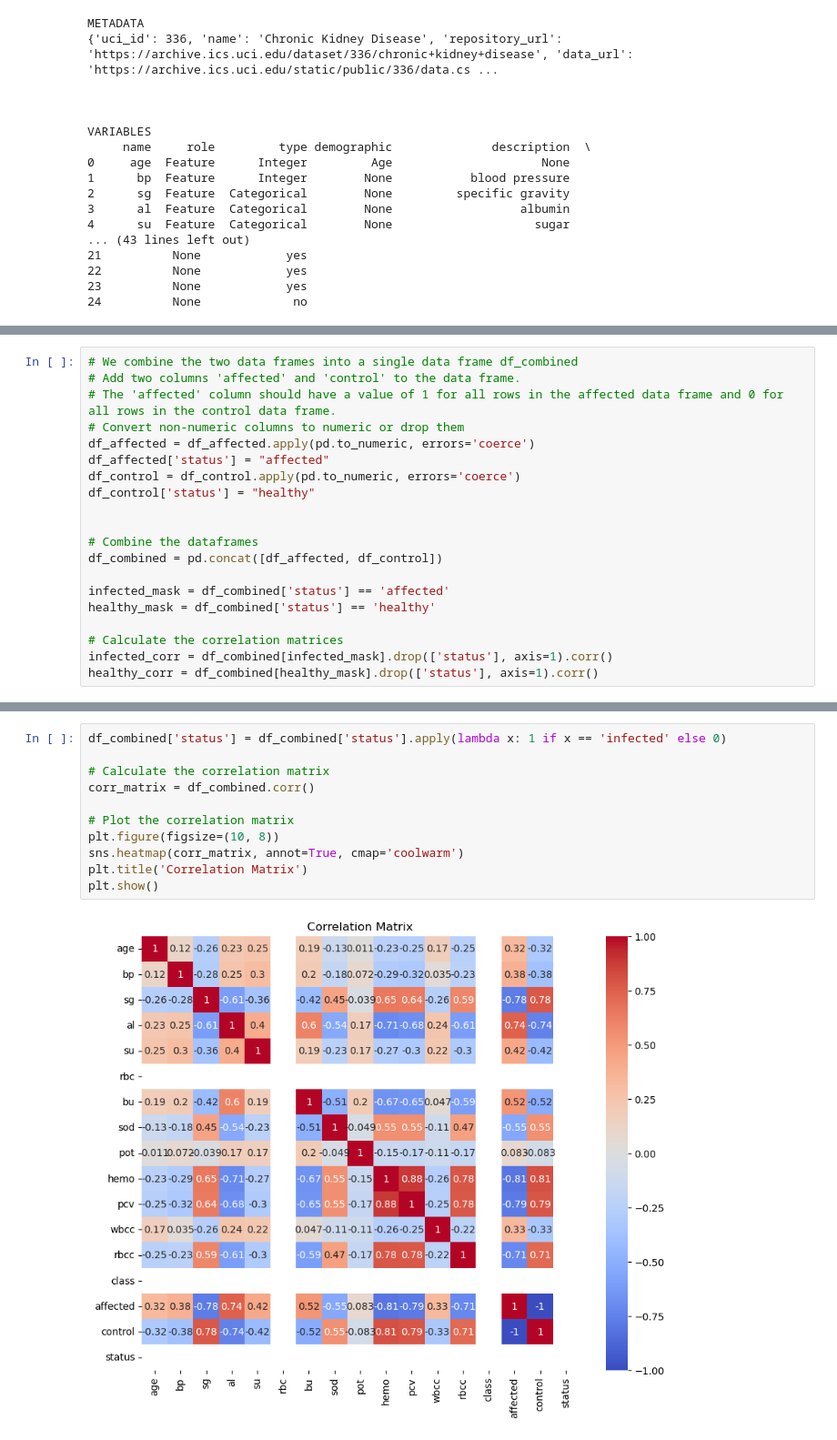
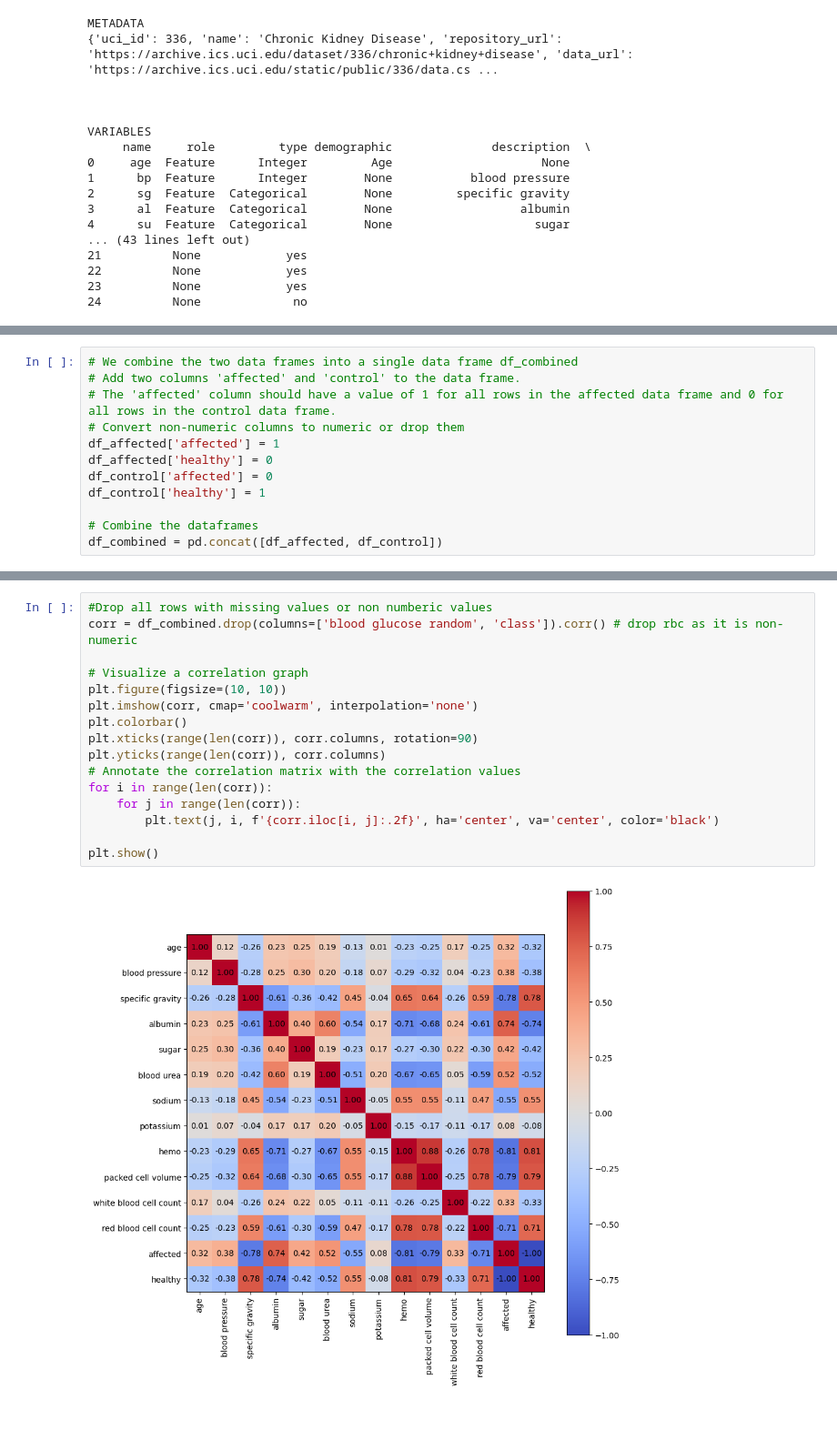
Before and after one commit to Tatusaily/DataML, a Jupyter notebook: healthAssignment.ipynb, the cells around one changed output, grey strips where cells are left out. Shown at 91% size. Cells and saved outputs as stored; diff of their text form.

```diff
--- a/healthAssignment.ipynb
+++ b/healthAssignment.ipynb
@@ -121,18 +145,10 @@ Name: mean, dtype: float64
 # Add two columns 'affected' and 'control' to the data frame.
 # The 'affected' column should have a value of 1 for all rows in the affected data frame and 0 for all rows in the control data frame.
 # Convert non-numeric columns to numeric or drop them
-df_affected = df_affected.apply(pd.to_numeric, errors='coerce')
-df_affected['status'] = "affected"
-df_control = df_control.apply(pd.to_numeric, errors='coerce')
-df_control['status'] = "healthy"
-
+df_affected['affected'] = 1
+df_affected['healthy'] = 0
+df_control['affected'] = 0
+df_control['healthy'] = 1
 
 # Combine the dataframes
 df_combined = pd.concat([df_affected, df_control])
-
-infected_mask = df_combined['status'] == 'affected'
-healthy_mask = df_combined['status'] == 'healthy'
-
-# Calculate the correlation matrices
-infected_corr = df_combined[infected_mask].drop(['status'], axis=1).corr()
-healthy_corr = df_combined[healthy_mask].drop(['status'], axis=1).corr()
@@ -153,13 +176,18 @@ plt.show()
-# %%
-df_combined['status'] = df_combined['status'].apply(lambda x: 1 if x == 'infected' else 0)
-
-# Calculate the correlation matrix
-corr_matrix = df_combined.corr()
-
-# Plot the correlation matrix
-plt.figure(figsize=(10, 8))
-sns.heatmap(corr_matrix, annot=True, cmap='coolwarm')
-plt.title('Correlation Matrix')
-plt.show()
-# %% [output]
-[figure, removed]
+# %%
+#Drop all rows with missing values or non numberic values
+corr = df_combined.drop(columns=['blood glucose random', 'class']).corr() # drop rbc as it is non-numeric
+
+# Visualize a correlation graph
+plt.figure(figsize=(10, 10))
+plt.imshow(corr, cmap='coolwarm', interpolation='none')
+plt.colorbar()
+plt.xticks(range(len(corr)), corr.columns, rotation=90)
+plt.yticks(range(len(corr)), corr.columns)
+# Annotate the correlation matrix with the correlation values
+for i in range(len(corr)):
+    for j in range(len(corr)):
+        plt.text(j, i, f'{corr.iloc[i, j]:.2f}', ha='center', va='center', color='black')
+
+plt.show()
+# %% [output]
+[figure, added]
```
Also changed, not shown: parts of 5 cells of this notebook.
